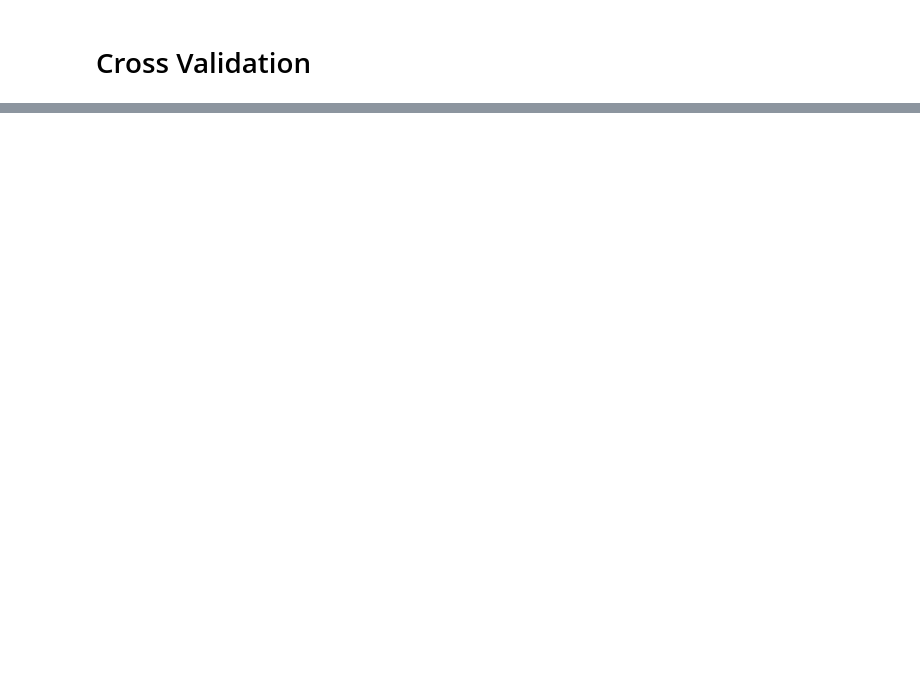
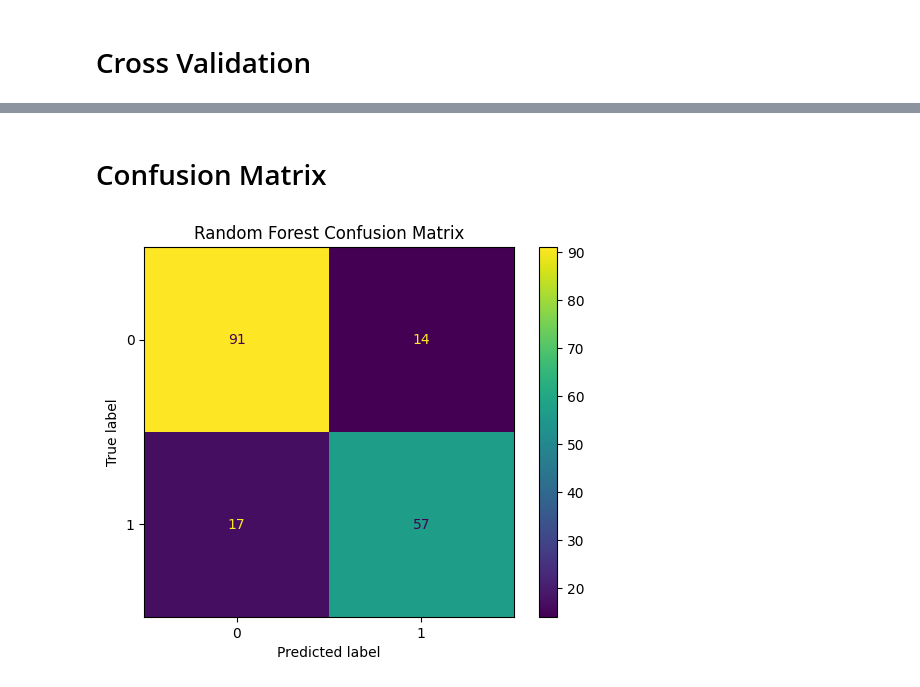
Before and after one commit to BilgeAcarturk/Titanic-Survival-Prediction-ML, a Jupyter notebook: TitanicSurvivalPrediction.ipynb, the cells around one changed output, grey strips where cells are left out. Cells and saved outputs as stored; diff of their text form; code cells hidden in the pictures; blank space fills up the shorter version.

Commit message:
Second commit: Titanic Survival Prediction using Machine Learning

```diff
--- a/TitanicSurvivalPrediction.ipynb
+++ b/TitanicSurvivalPrediction.ipynb
@@ -387,0 +404,17 @@ plt.show()
+# %% [markdown]
+# Confusion Matrix
+# %%
+rf_cm = confusion_matrix(
+    y_test,
+    rf_predictions
+)
+
+ConfusionMatrixDisplay(
+    confusion_matrix=rf_cm
+).plot()
+
+plt.title("Random Forest Confusion Matrix")
+
+plt.show()
+# %% [output]
+[figure, added]
```
Also changed, not shown: parts of 6 cells of this notebook, 1 other file.
